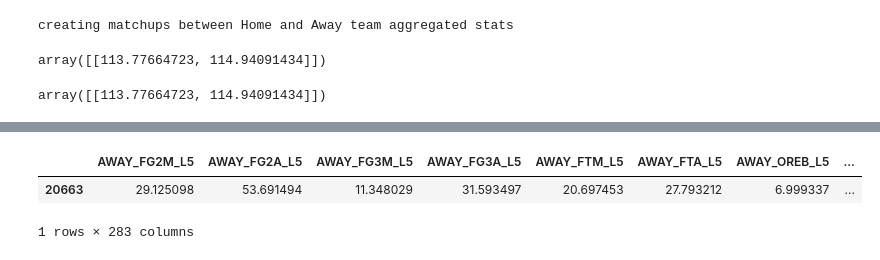
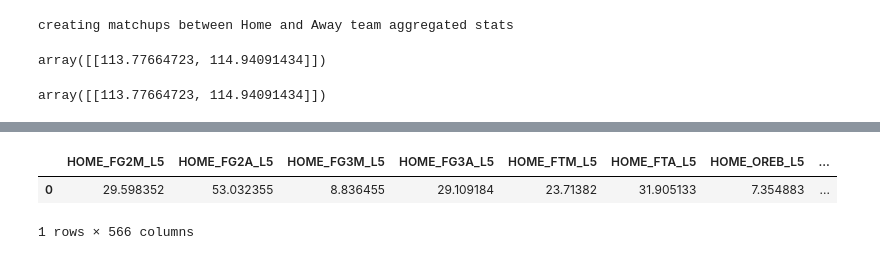
Before and after one commit to jnish23/NBA_Model_V2, a Jupyter notebook: notebooks/RegressionModelToProduction.ipynb, the cells around one changed output, grey strips where cells are left out. Drawn from its saved outputs; the diff is of its cells as text; code cells hidden in the pictures.

```diff
--- a/notebooks/RegressionModelToProduction.ipynb
+++ b/notebooks/RegressionModelToProduction.ipynb
@@ -907,10 +888,12 @@ matchup_info_cols = ['SEASON', 'TEAM_ABBREVIATION', 'GAME_DATE', 'GAME_ID', 'MAT
        'HOME_GAME', 'TEAM_SCORE', 'ML', 'SPREAD', 'ATS_DIFF', 'TEAM_COVERED',
        'POINT_DIFF', 'WL']
 
-most_recent_home_stats = df_full.loc[df_full['TEAM_ABBREVIATION'] == home_team].tail(1).drop(columns=matchup_info_cols).values
-most_recent_away_stats = df_full.loc[df_full['TEAM_ABBREVIATION'] == away_team].tail(1).drop(columns=matchup_info_cols).values
+most_recent_home_stats = df_full.loc[df_full['TEAM_ABBREVIATION'] == home_team].tail(1).drop(columns=matchup_info_cols).reset_index(drop=True)
+most_recent_home_stats = most_recent_home_stats.add_prefix('HOME_')
+most_recent_away_stats = df_full.loc[df_full['TEAM_ABBREVIATION'] == away_team].tail(1).drop(columns=matchup_info_cols).reset_index(drop=True)
+most_recent_away_stats = most_recent_away_stats.add_prefix('AWAY_')
 
-matchup_row = pd.DataFrame(np.concatenate([most_recent_home_stats, most_recent_away_stats], axis=1), columns=X_train.columns)
+matchup_row = pd.concat([most_recent_home_stats, most_recent_away_stats], axis=1)
 # %% [output]
 Loading raw team boxscore data from sql database...
 Loading betting data from sql database...
@@ -927,12 +905,6 @@ creating matchups between Home and Away team aggregated stats
-# %%
-matchup_info_cols = ['SEASON', 'TEAM_ABBREVIATION', 'GAME_DATE', 'GAME_ID', 'MATCHUP',
-       'HOME_GAME', 'TEAM_SCORE', 'ML', 'SPREAD', 'ATS_DIFF', 'TEAM_COVERED',
-       'POINT_DIFF', 'WL']
-most_recent_home_stats = df_full.loc[df_full['TEAM_ABBREVIATION'] == home_team].tail(1).drop(columns=matchup_info_cols)
-most_recent_away_stats = df_full.loc[df_full['TEAM_ABBREVIATION'] == away_team].tail(1).drop(columns=matchup_info_cols)
-
-most_recent_away_stats
-# %% [output]
-|  | AWAY_FG2M_L5 | AWAY_FG2A_L5 | AWAY_FG3M_L5 | AWAY_FG3A_L5 | AWAY_FTM_L5 | AWAY_FTA_L5 | AWAY_OREB_L5 | ... |
-| 20663 | 29.125098 | 53.691494 | 11.348029 | 31.593497 | 20.697453 | 27.793212 | 6.999337 | ... |
-1 rows × 283 columns
+# %%
+matchup_row
+# %% [output]
+|  | HOME_FG2M_L5 | HOME_FG2A_L5 | HOME_FG3M_L5 | HOME_FG3A_L5 | HOME_FTM_L5 | HOME_FTA_L5 | HOME_OREB_L5 | ... |
+| 0 | 29.598352 | 53.032355 | 8.836455 | 29.109184 | 23.71382 | 31.905133 | 7.354883 | ... |
+1 rows × 566 columns
```
Also changed, not shown: parts of 18 cells of this notebook, 9 other files.
